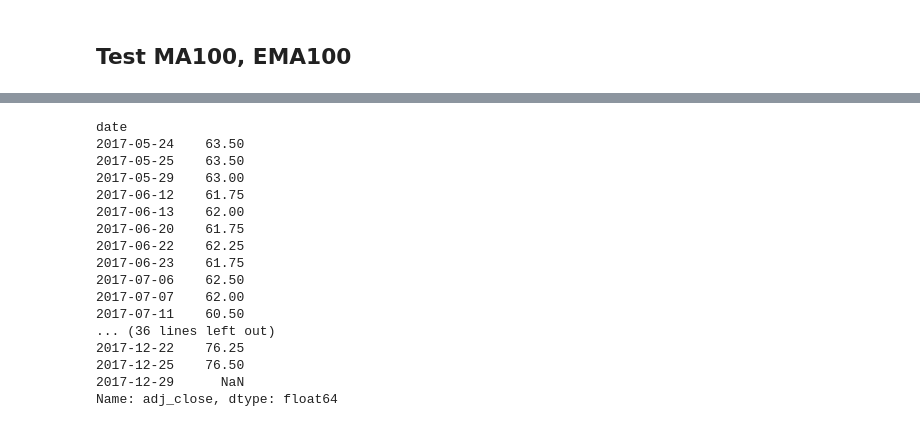
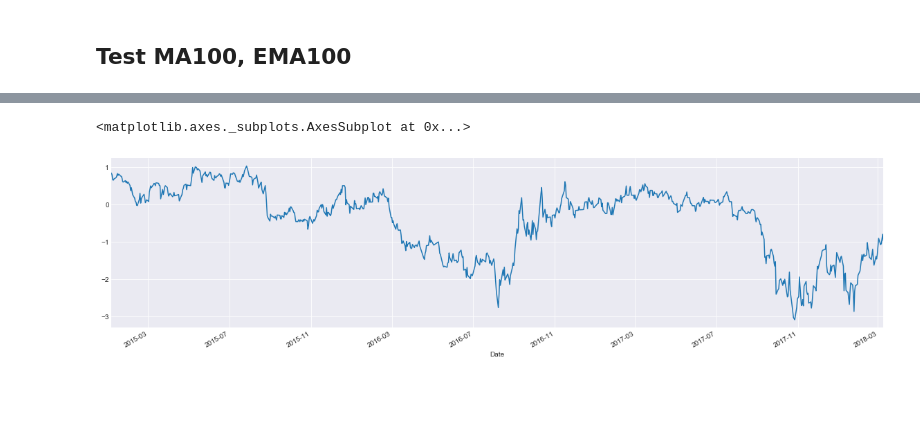
Before and after one commit to dsysbydx/project-potzy, a Jupyter notebook: notebook/research/signal_researching.ipynb, the cells around one changed output, grey strips where cells are left out. Drawn from its saved outputs; the diff is of its cells as text; code cells hidden in the pictures; blank space fills up the shorter version.

```diff
--- a/notebook/research/signal_researching.ipynb
+++ b/notebook/research/signal_researching.ipynb
@@ -61,23 +56,0 @@ df.sort_index(inplace=True)
-# %%
-dfs=df[(df.ticker=='CPALL')&(df.index > dt.datetime(2012,1,1))][pcol]
-dfs.sort_index(inplace=True)
-# %%
-dfs.tail(50)
-# %% [output]
-date
-2017-05-24    63.50
-2017-05-25    63.50
-2017-05-29    63.00
-2017-06-12    61.75
-2017-06-13    62.00
-2017-06-20    61.75
-2017-06-22    62.25
-2017-06-23    61.75
-2017-07-06    62.50
-2017-07-07    62.00
-2017-07-11    60.50
-... (36 lines left out)
-2017-12-22    76.25
-2017-12-25    76.50
-2017-12-29      NaN
-Name: adj_close, dtype: float64
@@ -89,0 +59,5 @@ modeldf[df.ticker.isin(tickers)]
+# %%
+(dfs['ma_113']-dfs['Adj Close']).plot()
+# %% [output]
+<matplotlib.axes._subplots.AxesSubplot at 0x...>
+[figure, added]
```
Also changed, not shown: parts of 15 cells of this notebook, 6 other files.
